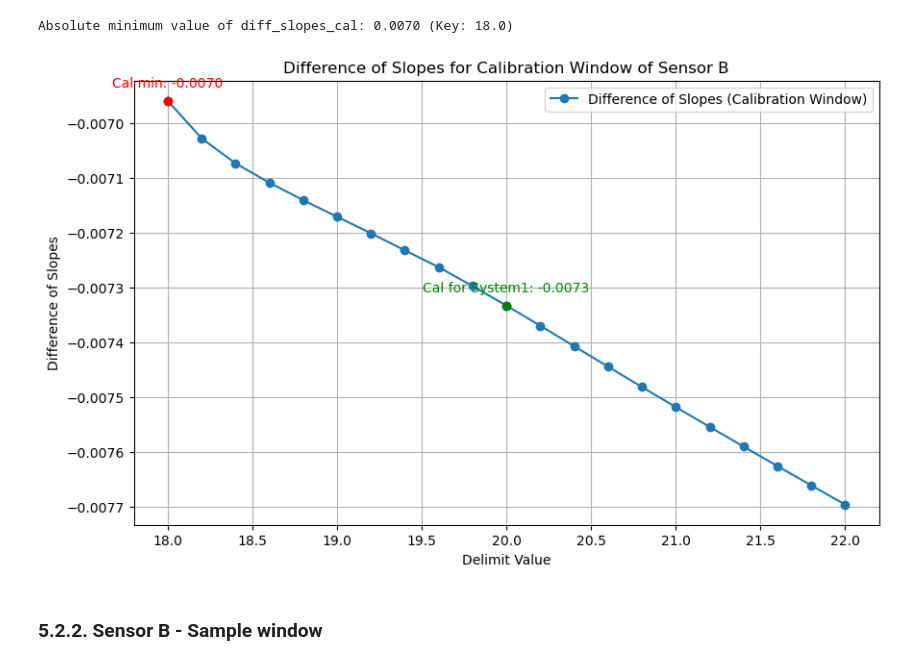
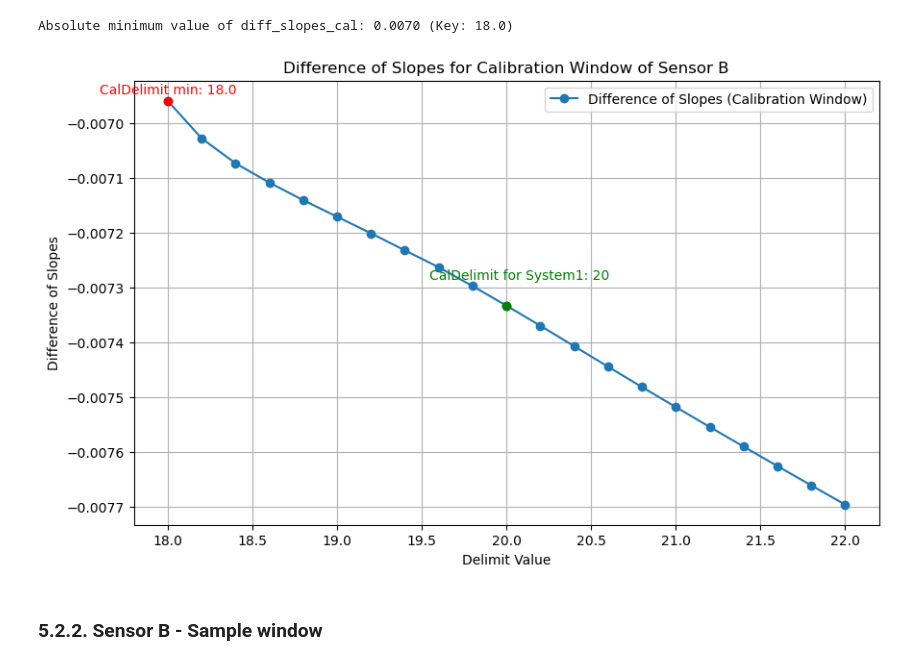
Before and after one commit to dejaytang/Capstone_Siemens, a Jupyter notebook: Coding/Nan/Siemens_window_optimization_Nan.ipynb, the cells around one changed output. Drawn from its saved outputs; the diff is of its cells as text; code cells hidden in the pictures.

```diff
--- a/Coding/Nan/Siemens_window_optimization_Nan.ipynb
+++ b/Coding/Nan/Siemens_window_optimization_Nan.ipynb
@@ -596,38 +580,38 @@ Absolute minimum value of diff_slopes_cal: 0.0070 (Key: 18.0)
 # Extract delimit values and corresponding differences in slopes
 delimits = list(diff_slopes_result_B_cal.keys())
 diff_slopes_cal = [diff_slopes_result_B_cal[delimit]['diff_slopes_cal'] for delimit in delimits]
 
 # Create a plot
 plt.figure(figsize=(10, 6))
 
 # Plot diff_slopes_cal
 plt.plot(delimits, diff_slopes_cal, label='Difference of Slopes (Calibration Window)', marker='o')
 
 
 # Mark the minimum absolute values
 plt.scatter(min_abs_diff_slopes_cal_key, diff_slopes_result_B_cal[min_abs_diff_slopes_cal_key]['diff_slopes_cal'],
             color='red', zorder=5)
 plt.scatter(calDelimit_B, diff_slopes_result_B_cal[calDelimit_B]['diff_slopes_cal'],
             color='green', zorder=5)
 # Annotate the points with minimum values
-plt.annotate(f'Cal min: {diff_slopes_result_B_cal[min_abs_diff_slopes_cal_key]["diff_slopes_cal"]:.4f}',
+plt.annotate(f'CalDelimit min: {min_abs_diff_slopes_cal_key}',
              (min_abs_diff_slopes_cal_key, diff_slopes_result_B_cal[min_abs_diff_slopes_cal_key]['diff_slopes_cal']),
-             textcoords="offset points", xytext=(0,10), ha='center', color='red')
-plt.annotate(f'Cal for System1: {diff_slopes_result_B_cal[calDelimit_B]["diff_slopes_cal"]:.4f}',
+             textcoords="offset points", xytext=(0,5), ha='center', color='red')
+plt.annotate(f'CalDelimit for System1: {calDelimit_B}',
              (calDelimit_B, diff_slopes_result_B_cal[calDelimit_B]['diff_slopes_cal']),
-             textcoords="offset points", xytext=(0,10), ha='center', color='green')
+             textcoords="offset points", xytext=(10,20), ha='center', color='green')
 
 # Adding title and labels
 plt.title('Difference of Slopes for Calibration Window of Sensor B')
 plt.xlabel('Delimit Value')
 plt.ylabel('Difference of Slopes')
 plt.legend()
 
 # Display the plot
 plt.grid(True)
 plt.show()
 # %% [output]
-[figure, old version]
+[figure, new version]
 # %% [markdown]
 ### 5.2.2. Sensor B - Sample window
 # %%
```
Also changed, not shown: parts of 3 cells of this notebook.
